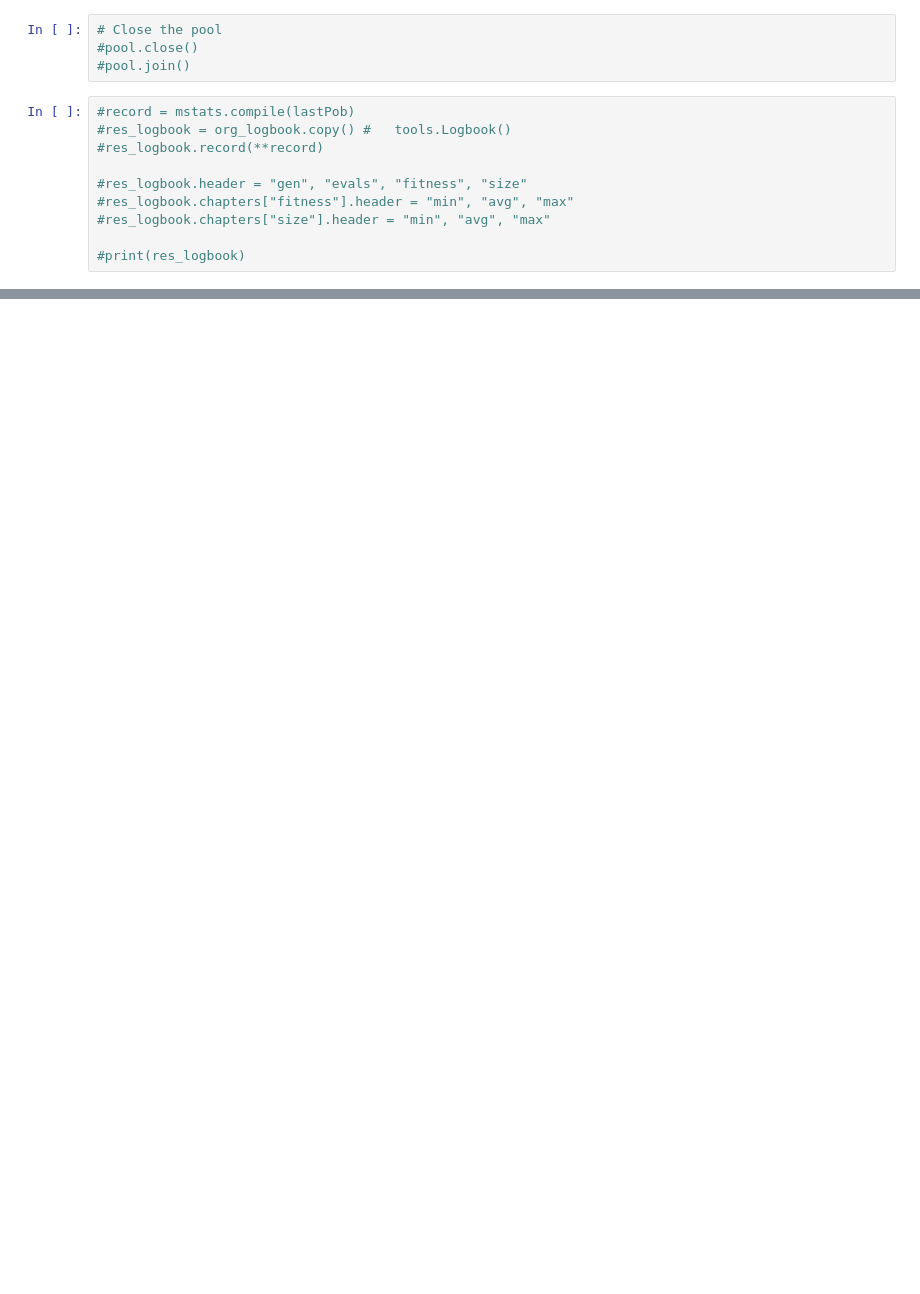
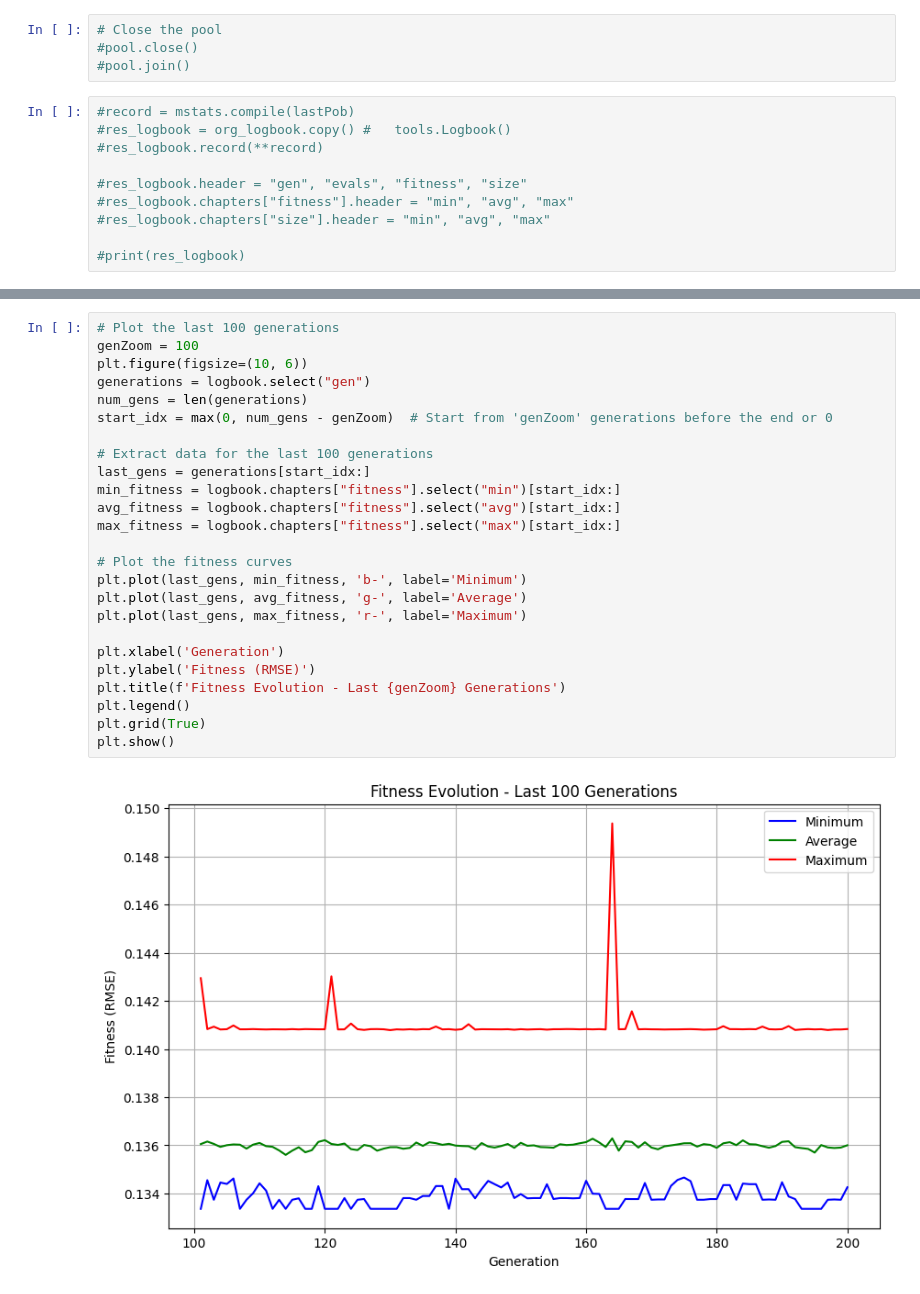
Before and after one commit to BolivarTech/Evolutionary_Linear_Kalman_Filter_Tuning, a Jupyter notebook: Evolutive_Optimizator.ipynb, the cells around one changed output, grey strips where cells are left out. Saved outputs shown, nothing was run; the diff lists cells and outputs as text; blank space fills up the shorter version.

```diff
--- a/Evolutive_Optimizator.ipynb
+++ b/Evolutive_Optimizator.ipynb
@@ -306 +321,28 @@ plt.show()
+# %%
+# Plot the last 100 generations
+genZoom = 100
+plt.figure(figsize=(10, 6))
+generations = logbook.select("gen")
+num_gens = len(generations)
+start_idx = max(0, num_gens - genZoom)  # Start from 'genZoom' generations before the end or 0
+
+# Extract data for the last 100 generations
+last_gens = generations[start_idx:]
+min_fitness = logbook.chapters["fitness"].select("min")[start_idx:]
+avg_fitness = logbook.chapters["fitness"].select("avg")[start_idx:]
+max_fitness = logbook.chapters["fitness"].select("max")[start_idx:]
+
+# Plot the fitness curves
+plt.plot(last_gens, min_fitness, 'b-', label='Minimum')
+plt.plot(last_gens, avg_fitness, 'g-', label='Average')
+plt.plot(last_gens, max_fitness, 'r-', label='Maximum')
+
+plt.xlabel('Generation')
+plt.ylabel('Fitness (RMSE)')
+plt.title(f'Fitness Evolution - Last {genZoom} Generations')
+plt.legend()
+plt.grid(True)
+plt.show()
+# %% [output]
+[figure, added]
 # %% [markdown]
```
Also changed, not shown: parts of 17 cells of this notebook, 1 other file.
